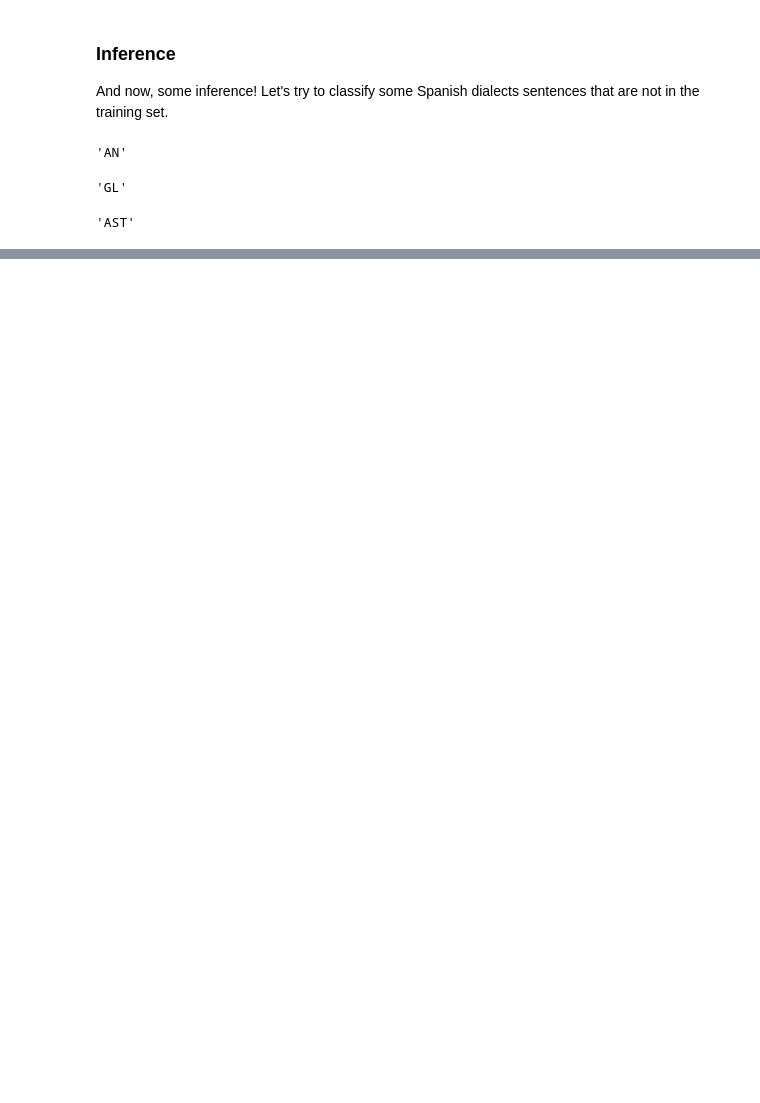
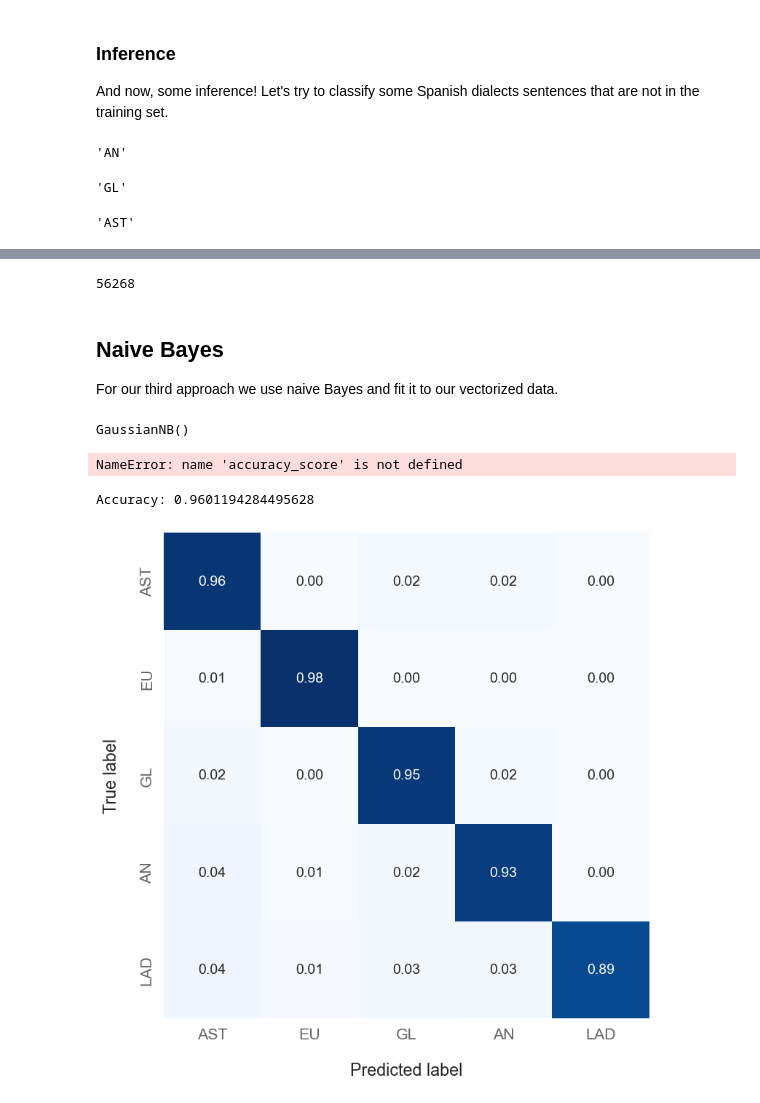
Before and after one commit to eduardoberford/spanish-dialects-identification, a Jupyter notebook: src/example.ipynb, the cells around one changed output, grey strips where cells are left out. Saved outputs shown, nothing was run; the diff lists cells and outputs as text; code cells hidden in the pictures; blank space fills up the shorter version.

```diff
--- a/src/example.ipynb
+++ b/src/example.ipynb
@@ -103,0 +183,52 @@ explain_label(model.predict(sentence)[0])
+# %%
+print(X_train.shape[0])
+# %% [output]
+56268
+# %% [markdown]
+## Naive Bayes
+
+For our third approach we use naive Bayes and fit it to our vectorized data.
+# %%
+from sklearn.naive_bayes import GaussianNB
+
+# Create an instance of the Naive Bayes classifier
+nb = GaussianNB()
+
+# Fit the classifier to the training data
+nb.fit(X_train_vectorized.toarray(), y_train)
+# %% [output]
+GaussianNB()
+# %%
+y_pred = nb.predict(X_test_vectorized.toarray())
+accuracy = accuracy_score(y_test, y_pred)
+print("Accuracy:", accuracy)
+# %% [output]
+NameError: name 'accuracy_score' is not defined
+# %%
+from sklearn.metrics import accuracy_score
+accuracy = accuracy_score(y_test, y_pred)
+print("Accuracy:", accuracy)
+# %% [output]
+Accuracy: 0.9601194284495628
+# %%
+import numpy as np
+
+from sklearn.metrics import confusion_matrix
+
+
+cm = confusion_matrix(y_test, y_pred)
+cm_normalized = cm.astype('float') / cm.sum(axis=1)[:, np.newaxis]
+df_cm = pd.DataFrame(cm_normalized, index=[explain_label(i)[:3] for i in range(0, 5)], columns=[explain_label(i)[:3] for i in range(0, 5)])
+
+# Plot the normalized confusion matrix
+plt.figure(figsize=(8, 8))
+sns.set(font_scale=1.4)  # for label size
+ax = sns.heatmap(df_cm, annot=True, annot_kws={"size": 14}, fmt='.2f', cmap="Blues", cbar=False)
+plt.xlabel("Predicted label", labelpad=20)
+plt.ylabel("True label", labelpad=20)
+plt.setp(ax.get_xticklabels(), alpha=0.7)
+plt.setp(ax.get_yticklabels(), alpha=0.7)
+plt.tight_layout()
+plt.show()
+# %% [output]
+[figure, added]
```
Also changed, not shown: parts of 12 cells of this notebook.
